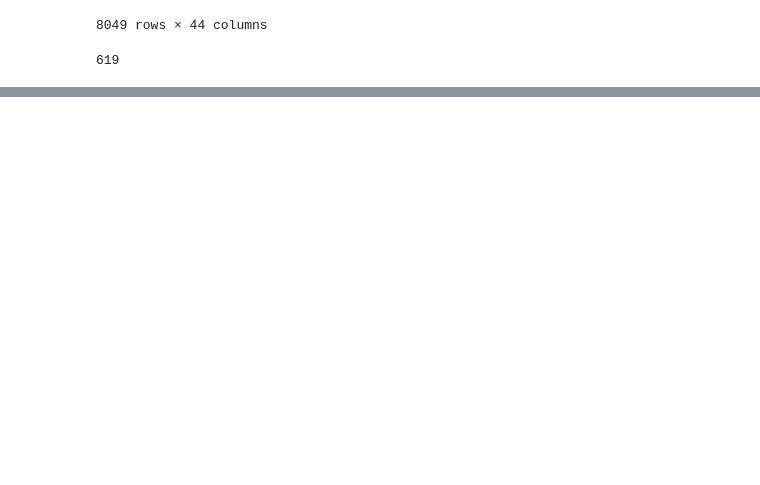
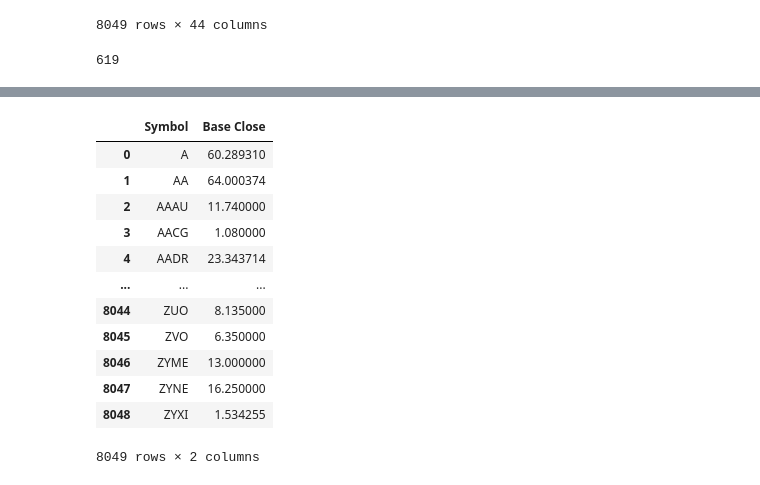
Before and after one commit to york-june-ets/gsharrow-market-etl, a Jupyter notebook: Gsharrow-market-etl.ipynb, the cells around one changed output, grey strips where cells are left out. Saved outputs shown, nothing was run; the diff lists cells and outputs as text; code cells hidden in the pictures; blank space fills up the shorter version.

```diff
--- a/Gsharrow-market-etl.ipynb
+++ b/Gsharrow-market-etl.ipynb
@@ -516,0 +592,20 @@ profiling_report.to_sql('profiling_report', engine, if_exists='append', index=Fa
+# %%
+base_df = (
+    investment[investment['Date'] >= pd.Timestamp('2000-04-01')].sort_values('Date').groupby('Symbol', as_index=False).first()
+)
+base_df = base_df[['Symbol', 'Adj Close']].rename(columns={'Adj Close': 'Base Close'})
+base_df
+# %% [output]
+|  | Symbol | Base Close |
+| 0 | A | 60.289310 |
+| 1 | AA | 64.000374 |
+| 2 | AAAU | 11.740000 |
+| 3 | AACG | 1.080000 |
+| 4 | AADR | 23.343714 |
+| ... | ... | ... |
+| 8044 | ZUO | 8.135000 |
+| 8045 | ZVO | 6.350000 |
+| 8046 | ZYME | 13.000000 |
+| 8047 | ZYNE | 16.250000 |
+| 8048 | ZYXI | 1.534255 |
+8049 rows × 2 columns
```
Also changed, not shown: parts of 10 cells of this notebook.
